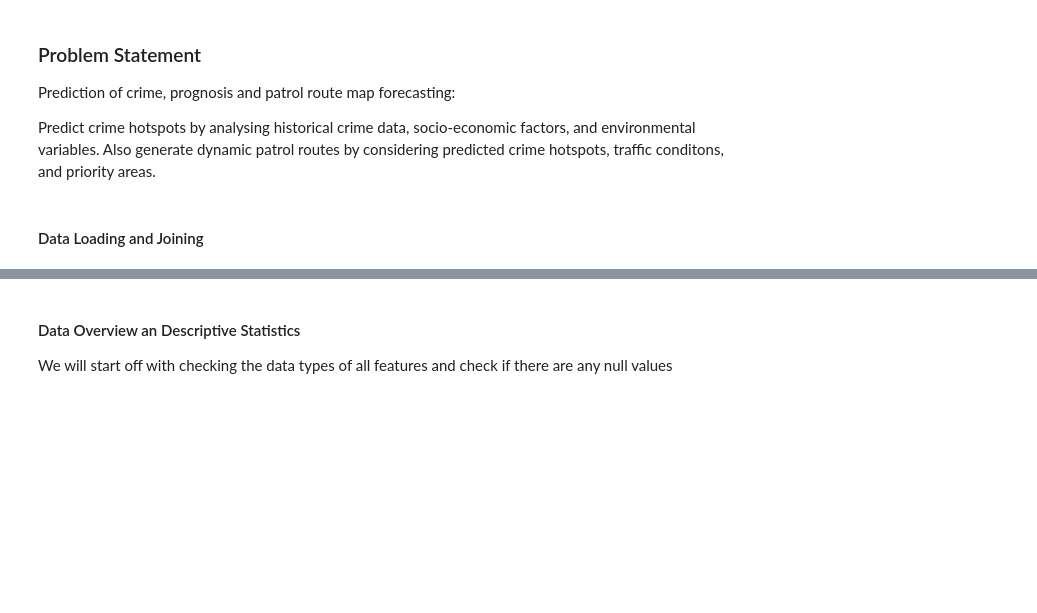
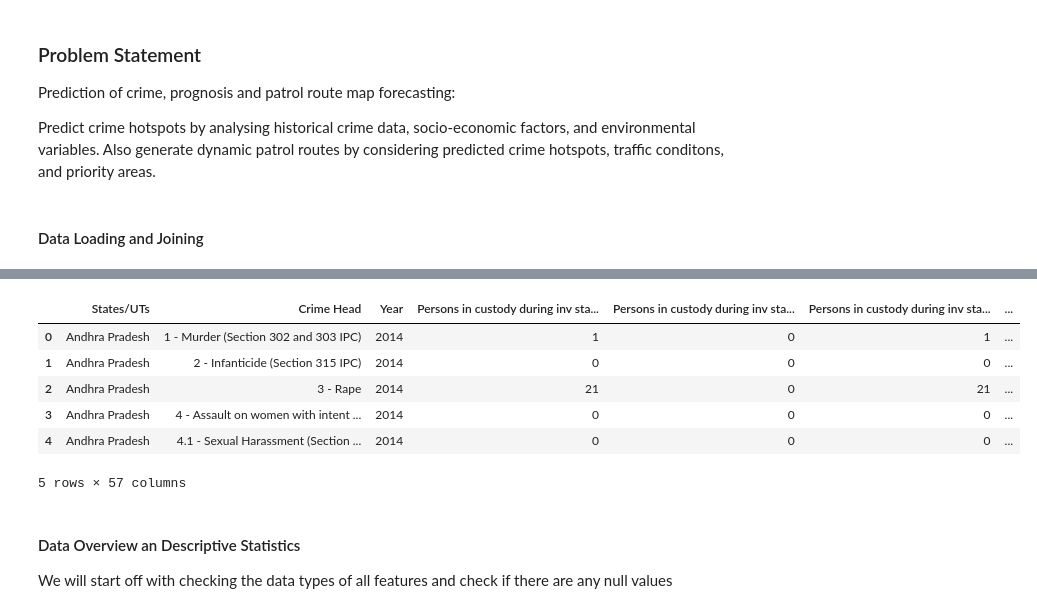
Before and after one commit to Somya617/crime_analytics, a Jupyter notebook: 2_person_arrested_and_their_disposal.ipynb, the cells around one changed output, grey strips where cells are left out. Drawn from its saved outputs; the diff is of its cells as text; code cells hidden in the pictures; blank space fills up the shorter version.

```diff
--- a/person_arrested_and_their_disposal.ipynb
+++ b/2_person_arrested_and_their_disposal.ipynb
@@ -20,3 +29,13 @@ prsn_arr_cr_ag_ch_14 = pd.read_csv("AggregrateData/03_Persons_arrested_and_their
+# %%
+prsn_arr_cr_ag_ch_14.head()
+# %% [output]
+|  | States/UTs | Crime Head | Year | Persons in custody during inv sta... | Persons in custody during inv sta... | Persons in custody during inv sta... | ... |
+| 0 | Andhra Pradesh | 1 - Murder (Section 302 and 303 IPC) | 2014 | 1 | 0 | 1 | ... |
+| 1 | Andhra Pradesh | 2 - Infanticide (Section 315 IPC) | 2014 | 0 | 0 | 0 | ... |
+| 2 | Andhra Pradesh | 3 - Rape | 2014 | 21 | 0 | 21 | ... |
+| 3 | Andhra Pradesh | 4 - Assault on women with intent ... | 2014 | 0 | 0 | 0 | ... |
+| 4 | Andhra Pradesh | 4.1 - Sexual Harassment (Section ... | 2014 | 0 | 0 | 0 | ... |
+5 rows × 57 columns
 # %%
 prsn_arr_SLL_12 = pd.read_csv("AggregrateData/04_01_Person_arrested_and_their_disposal_by_police_and_court_SLL_crime_2012.csv")
 prsn_arr_SLL_13 = pd.read_csv("AggregrateData/04_01_Person_arrested_and_their_disposal_by_police_and_court_SLL_crime_2013.csv")
```
Also changed, not shown: parts of 5 cells of this notebook, 5 other files.
